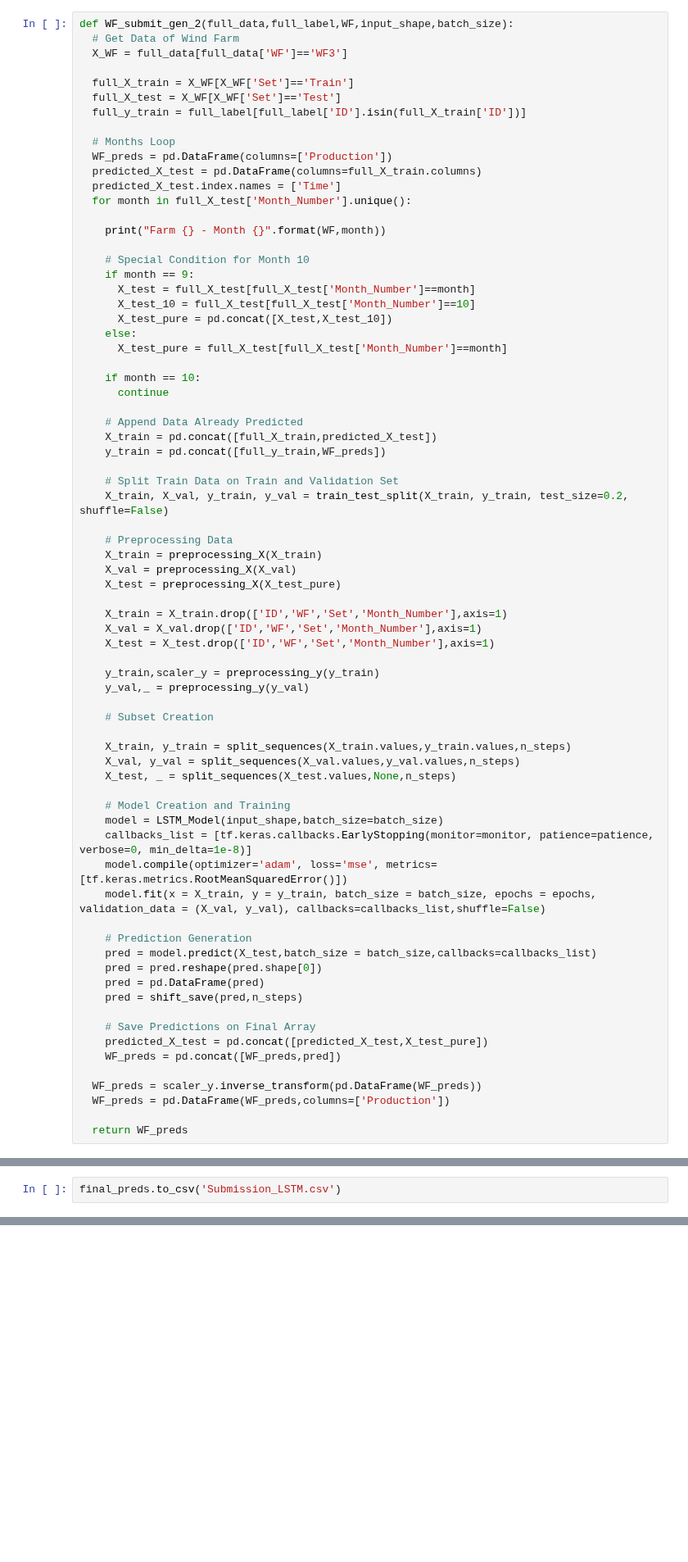
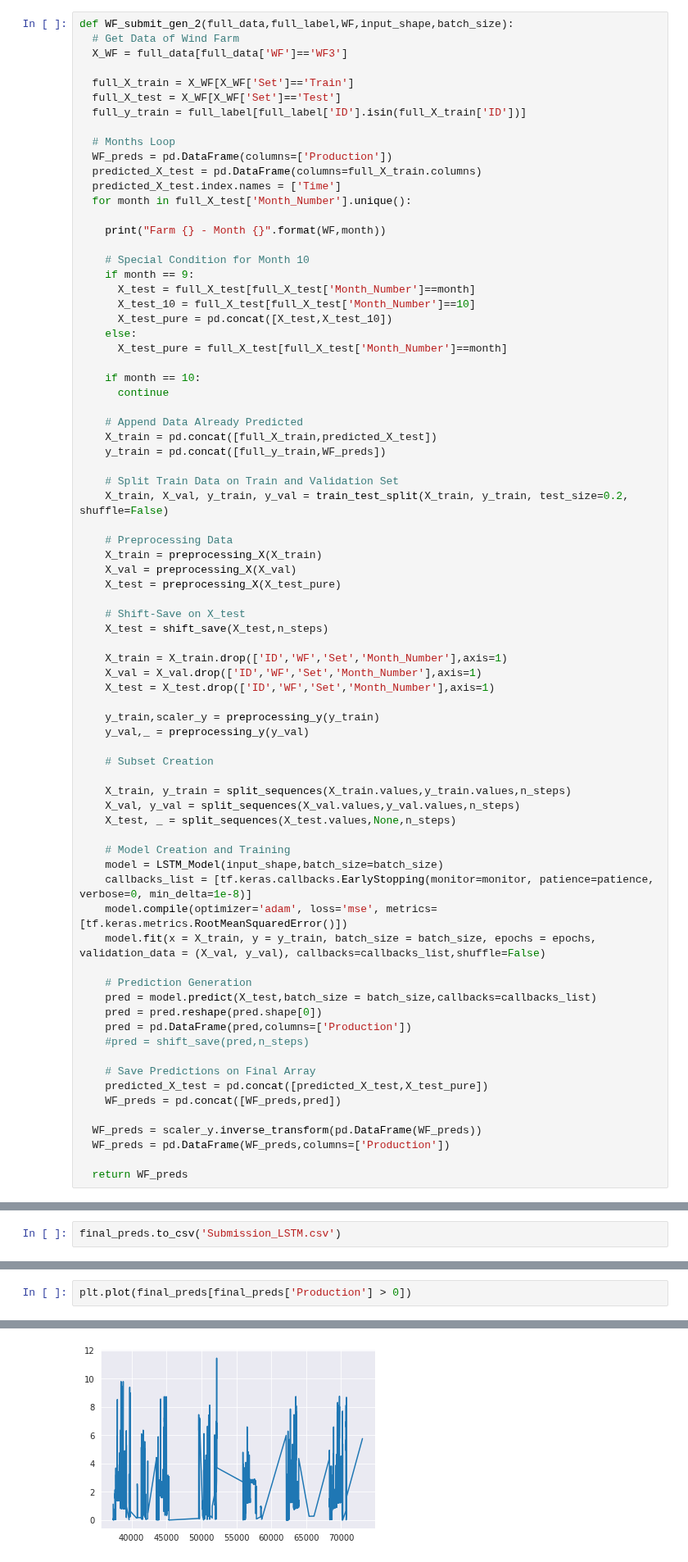
Before and after one commit to andre-la-machado/cnr, a Jupyter notebook: modelling_lstm_colab.ipynb, the cells around one changed output, grey strips where cells are left out. Shown at 82% size. Saved outputs shown, nothing was run; the diff lists cells and outputs as text; blank space fills up the shorter version.

Commit message:
Check Shift_Save on X_test

```diff
--- a/modelling_lstm_colab.ipynb
+++ b/modelling_lstm_colab.ipynb
@@ -702,6 +702,9 @@ def WF_submit_gen_2(full_data,full_label,WF,input_shape,batch_size):
     X_val = preprocessing_X(X_val)
     X_test = preprocessing_X(X_test_pure)
 
+    # Shift-Save on X_test
+    X_test = shift_save(X_test,n_steps)
+
     X_train = X_train.drop(['ID','WF','Set','Month_Number'],axis=1)
     X_val = X_val.drop(['ID','WF','Set','Month_Number'],axis=1)
     X_test = X_test.drop(['ID','WF','Set','Month_Number'],axis=1)
@@ -724,8 +727,8 @@ def WF_submit_gen_2(full_data,full_label,WF,input_shape,batch_size):
     # Prediction Generation
     pred = model.predict(X_test,batch_size = batch_size,callbacks=callbacks_list)
     pred = pred.reshape(pred.shape[0])
-    pred = pd.DataFrame(pred)
-    pred = shift_save(pred,n_steps)
+    pred = pd.DataFrame(pred,columns=['Production'])
+    #pred = shift_save(pred,n_steps)
 
     # Save Predictions on Final Array
     predicted_X_test = pd.concat([predicted_X_test,X_test_pure])
@@ -870,0 +1004,3 @@ files.download('Submission_LSTM.csv')
+# %%
+plt.plot(final_preds[final_preds['Production'] > 0])
+# %% [output]
@@ -870,0 +1008 @@ files.download('Submission_LSTM.csv')
+[figure, added]
```
Also changed, not shown: parts of 8 cells of this notebook.
